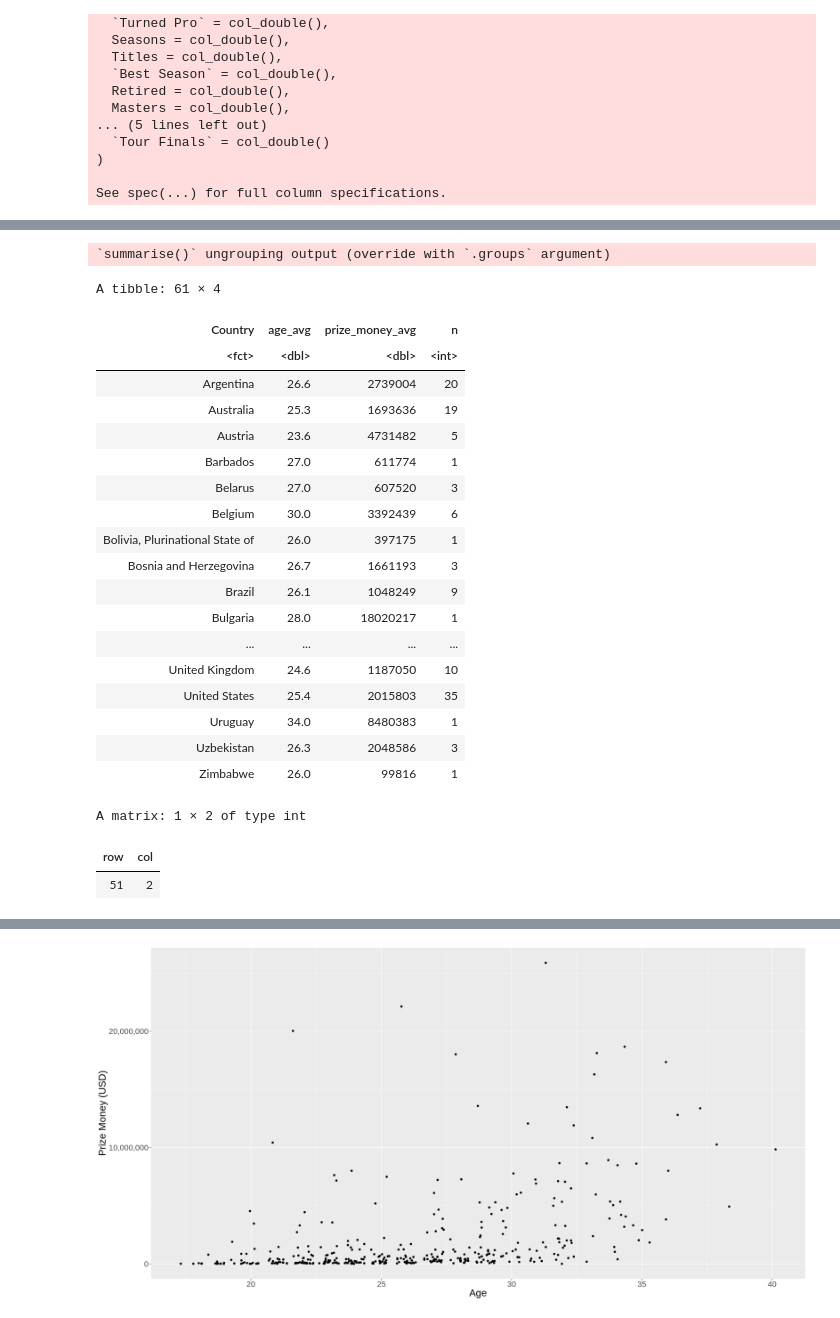
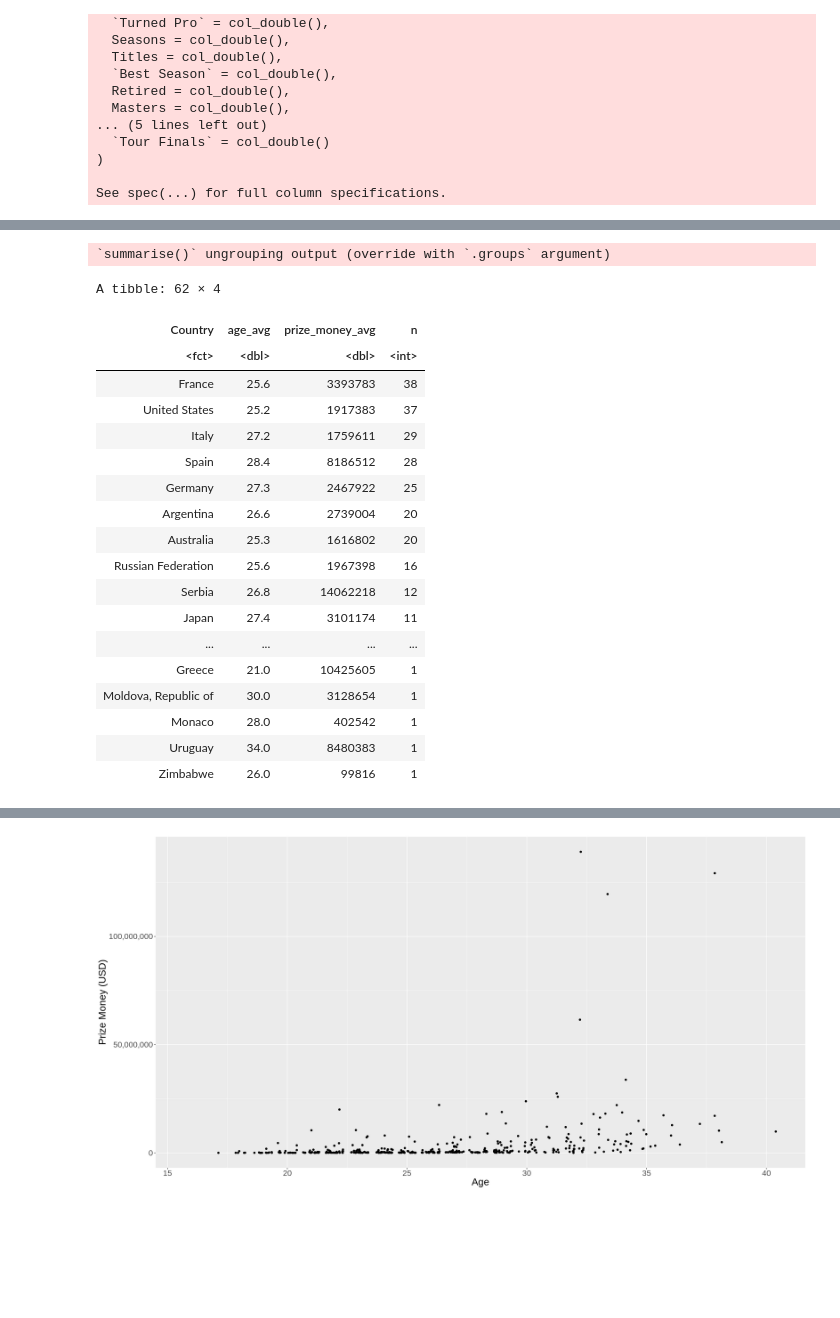
Before and after one commit to navg1250/dsci100_project, a Jupyter notebook: tennis_project.ipynb, the cells around one changed output, grey strips where cells are left out. Cells and saved outputs as stored; diff of their text form; code cells hidden in the pictures; blank space fills up the shorter version.

Commit message:
Fixed regex problem and added final comments for the proposal
Fixed regex problem, graph and added final comments for the proposal

```diff
--- a/tennis_project.ipynb
+++ b/tennis_project.ipynb
@@ -67,12 +49,9 @@ $ Tour.Finals      <dbl> NA, NA, NA, NA, NA, NA, NA, NA, NA, NA, NA, NA, NA, …
 # %%
-#Remove the data from the Age column (26 (25-04-1993)) -> 26
-tennis_fixed_Age <- mutate(tennis, Age = as.numeric((gsub("\\([^)]*\\)","", tennis$Age))))
+#Isolate the dollar amount from the Prize.Money column (US$ 18,879,855  24th all-time leader in earnings) -> (US$ 18,879,855)
+tennis_fix_prize_money <- mutate(tennis, Prize.Money = str_extract(tennis$Prize.Money, "(\\$\\s?(\\d\\d?\\d?)(,\\d\\d\\d)*(\\.\\d\\d)?)"))
 
-#Remove everything after a space in the Prize.Money column (US$ 18,879,855  24th all-time leader in earnings) -> (US$ 18,879,855)
-tennis_remove_space_prize_money <- mutate(tennis_fixed_Age, Prize.Money = (gsub("\\s(.*)","", tennis_1$Prize.Money)))
+#Remove the currency and commas (US$ 18,879,855) -> 18870855 (numeric)
+tennis_fix_prize_money <- mutate(tennis_fix_prize_money, Prize.Money = as.numeric((gsub("\\D+","", tennis_fix_prize_money$Prize.Money))))
 
-#Remove the information associated with the prize money in the Prize.Money column (US$ 18,879,855)
-tennis_fixed_prize_money <- mutate(tennis_remove_space_prize_money, Prize.Money = as.numeric((gsub("\\D+","", tennis_2$Prize.Money))))
-
-tennis_test <- slice(tennis_fixed_prize_money, 468)
-tennis_test
+#Remove the data from the Age column (26 (25-04-1993)) -> 26 (numeric)
+tennis_cleaned <- mutate(tennis_fix_prize_money, Age = as.numeric((gsub("\\([^)]*\\)","", tennis_fix_prize_money$Age))))
@@ -84,41 +58,40 @@ A spec_tbl_df: 1 × 38
 # %%
-tennis_4 <-select(tennis_3, Age, Prize.Money, Country) %>%
+#Select the Age, Prize Money and Country columns, remove any rows that contain NA
+tennis_table <-select(tennis_cleaned, Age, Prize.Money, Country) %>%
 na.omit()
-tennis_5 <- group_by(tennis_4, Country) %>%
+
+#Group by country and calculate average age and prize money won, and number of winners from each country
+tennis_table <- group_by(tennis_table, Country) %>%
 summarize(age_avg = round(mean(Age), digits = 1) , prize_money_avg = round(mean(Prize.Money), digits = 0), n = n())
-tennis_5
+
+#Arrange in descending order of n
+tennis_table <-arrange(tennis_table, desc(n))
+
+tennis_table
 # %% [output]
 `summarise()` ungrouping output (override with `.groups` argument)
-A tibble: 61 × 4
+A tibble: 62 × 4
 | Country | age_avg | prize_money_avg | n |
 | <fct> | <dbl> | <dbl> | <int> |
+| France | 25.6 | 3393783 | 38 |
+| United States | 25.2 | 1917383 | 37 |
+| Italy | 27.2 | 1759611 | 29 |
+| Spain | 28.4 | 8186512 | 28 |
+| Germany | 27.3 | 2467922 | 25 |
 | Argentina | 26.6 | 2739004 | 20 |
-| Australia | 25.3 | 1693636 | 19 |
-| Austria | 23.6 | 4731482 | 5 |
-| Barbados | 27.0 | 611774 | 1 |
-| Belarus | 27.0 | 607520 | 3 |
-| Belgium | 30.0 | 3392439 | 6 |
-| Bolivia, Plurinational State of | 26.0 | 397175 | 1 |
-| Bosnia and Herzegovina | 26.7 | 1661193 | 3 |
-| Brazil | 26.1 | 1048249 | 9 |
-| Bulgaria | 28.0 | 18020217 | 1 |
+| Australia | 25.3 | 1616802 | 20 |
+| Russian Federation | 25.6 | 1967398 | 16 |
+| Serbia | 26.8 | 14062218 | 12 |
+| Japan | 27.4 | 3101174 | 11 |
 | ... | ... | ... | ... |
-| United Kingdom | 24.6 | 1187050 | 10 |
-| United States | 25.4 | 2015803 | 35 |
+| Greece | 21.0 | 10425605 | 1 |
+| Moldova, Republic of | 30.0 | 3128654 | 1 |
+| Monaco | 28.0 | 402542 | 1 |
 | Uruguay | 34.0 | 8480383 | 1 |
-| Uzbekistan | 26.3 | 2048586 | 3 |
 | Zimbabwe | 26.0 | 99816 | 1 |
-# %%
-max_prize_money <- max(tennis_4$Prize.Money)
-which(tennis_4 == max_prize_money, arr.ind=TRUE)
-tennis_without_outlier <- tennis_4 %>% slice(-c(51))
-# %% [output]
-A matrix: 1 × 2 of type int
-| row | col |
-| 51 | 2 |
 # %%
 options(repr.plot.width = 20, repr.plot.height = 10)
-tennis_plot <- ggplot(tennis_without_outlier, aes(x = Age, y = Prize.Money)) +
+tennis_plot <- ggplot(tennis_cleaned, aes(x = Age, y = Prize.Money)) +
 geom_point(position="jitter") +
 xlab("Age") +
 ylab("Prize Money (USD)") +
@@ -129 +104 @@ tennis_plot
-[figure, old version]
+[figure, new version]
```
Also changed, not shown: parts of 3 cells of this notebook.
